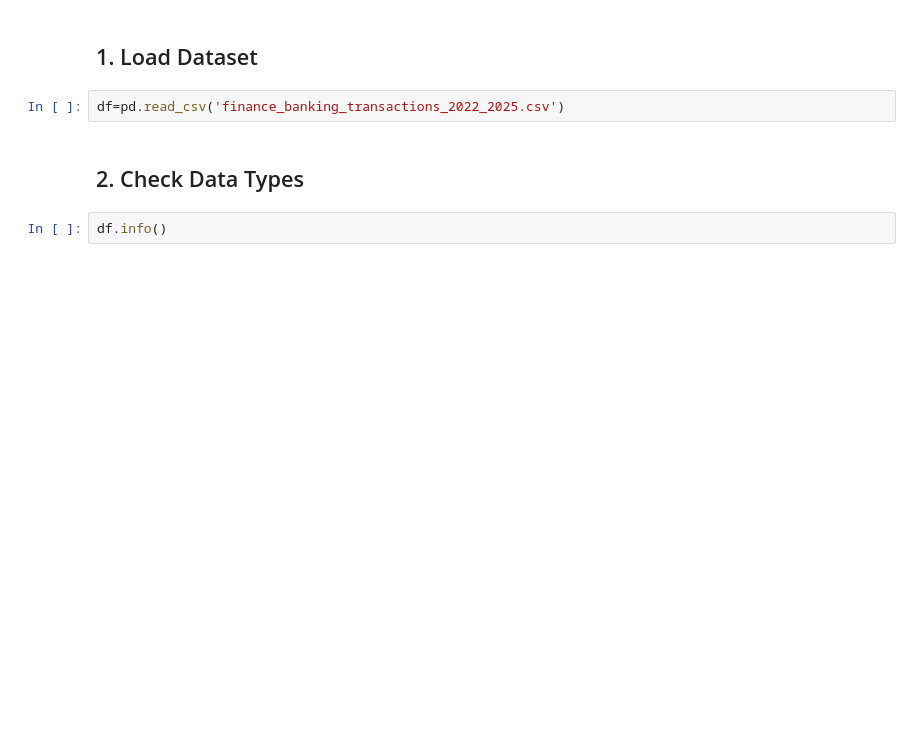
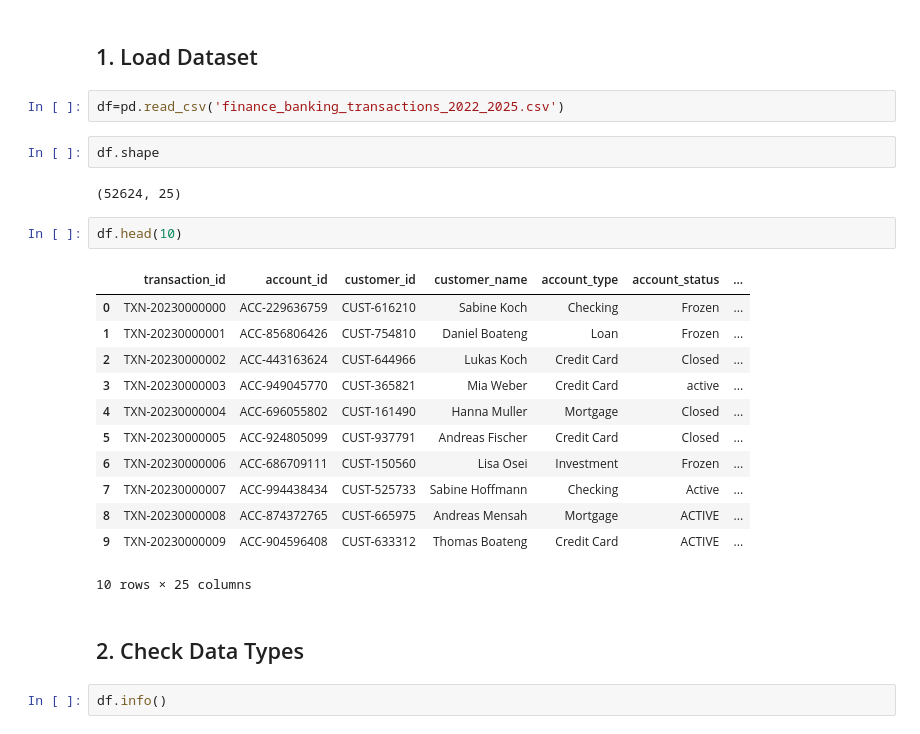
Before and after one commit to gtaha3-cyber/Finance-Banking-Mid-Project-Analysis, a Jupyter notebook: Finance & Banking Mid Project Analysis.ipynb, the cells around one changed output. Cells and saved outputs as stored; diff of their text form; blank space fills up the shorter version.

```diff
--- a/Finance & Banking Mid Project Analysis.ipynb
+++ b/Finance & Banking Mid Project Analysis.ipynb
@@ -40,6 +40,25 @@ import plotly.express as px
 ## 1. Load Dataset
 # %%
 df=pd.read_csv('finance_banking_transactions_2022_2025.csv')
+# %%
+df.shape
+# %% [output]
+(52624, 25)
+# %%
+df.head(10)
+# %% [output]
+|  | transaction_id | account_id | customer_id | customer_name | account_type | account_status | ... |
+| 0 | TXN-20230000000 | ACC-229636759 | CUST-616210 | Sabine Koch | Checking | Frozen | ... |
+| 1 | TXN-20230000001 | ACC-856806426 | CUST-754810 | Daniel Boateng | Loan | Frozen | ... |
+| 2 | TXN-20230000002 | ACC-443163624 | CUST-644966 | Lukas Koch | Credit Card | Closed | ... |
+| 3 | TXN-20230000003 | ACC-949045770 | CUST-365821 | Mia Weber | Credit Card | active | ... |
+| 4 | TXN-20230000004 | ACC-696055802 | CUST-161490 | Hanna Muller | Mortgage | Closed | ... |
+| 5 | TXN-20230000005 | ACC-924805099 | CUST-937791 | Andreas Fischer | Credit Card | Closed | ... |
+| 6 | TXN-20230000006 | ACC-686709111 | CUST-150560 | Lisa Osei | Investment | Frozen | ... |
+| 7 | TXN-20230000007 | ACC-994438434 | CUST-525733 | Sabine Hoffmann | Checking | Active | ... |
+| 8 | TXN-20230000008 | ACC-874372765 | CUST-665975 | Andreas Mensah | Mortgage | ACTIVE | ... |
+| 9 | TXN-20230000009 | ACC-904596408 | CUST-633312 | Thomas Boateng | Credit Card | ACTIVE | ... |
+10 rows × 25 columns
 # %% [markdown]
 ## 2. Check Data Types
 # %%
```
Also changed, not shown: parts of 61 cells of this notebook, 2 other files.
